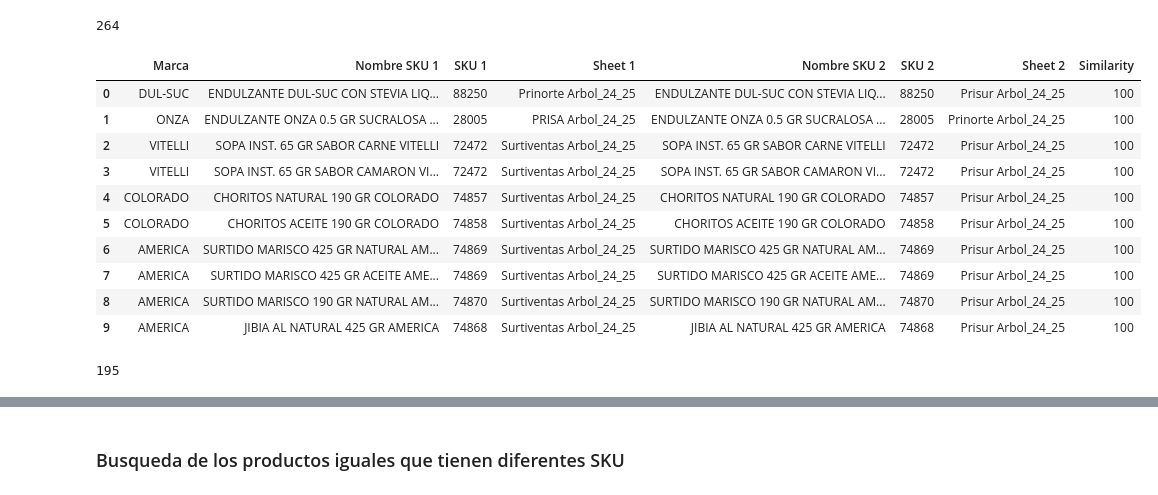
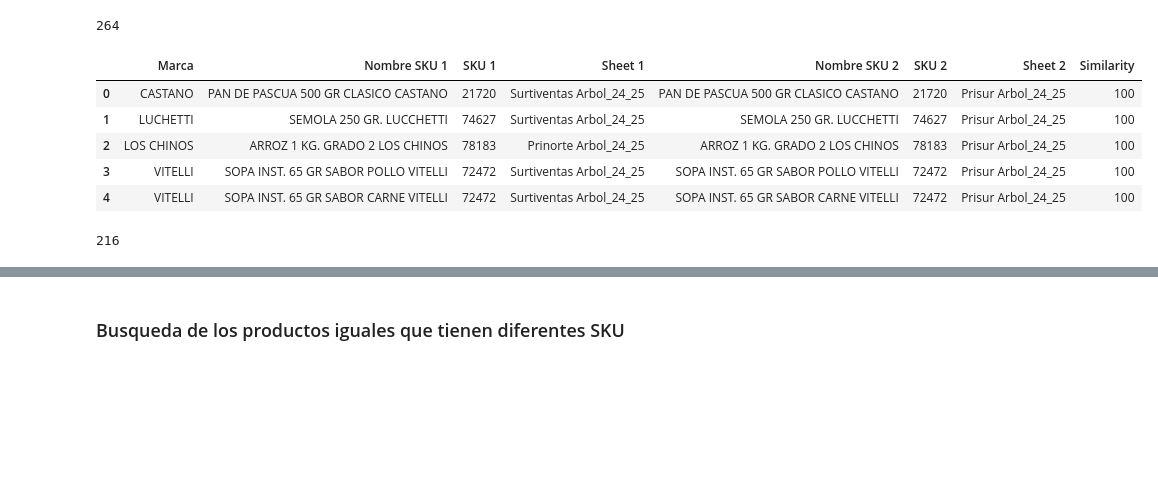
Before and after one commit to KabeliDev/prisa-eda, a Jupyter notebook: results.ipynb, the cells around one changed output, grey strips where cells are left out. Saved outputs shown, nothing was run; the diff lists cells and outputs as text; code cells hidden in the pictures; blank space fills up the shorter version.

```diff
--- a/results.ipynb
+++ b/results.ipynb
@@ -22,7 +22,7 @@ Numbre os samples in the dataset: 2381
 # %%
 data = load_all_sheets(excel_path)
 
-correct_products = find_similar_products(data, 90, different_sku=False)
+correct_products = find_similar_products(data, 88, different_sku=False)
 correct_products = correct_products.copy()
 correct_products = remove_flavor_variants(correct_products)
 columns_to_show = [col for col in correct_products.columns if col not in ['Numbers 1', 'Numbers 2']]
@@ -36,23 +36,18 @@ print(same_name_same_sku)
 # %% [output]
 264
 # %%
-exact_matches.head(10)
+exact_matches.head(5)
 # %% [output]
 |  | Marca | Nombre SKU 1 | SKU 1 | Sheet 1 | Nombre SKU 2 | SKU 2 | Sheet 2 | Similarity |
-| 0 | DUL-SUC | ENDULZANTE DUL-SUC CON STEVIA LIQ... | 88250 | Prinorte Arbol_24_25 | ENDULZANTE DUL-SUC CON STEVIA LIQ... | 88250 | Prisur Arbol_24_25 | 100 |
-| 1 | ONZA | ENDULZANTE ONZA 0.5 GR SUCRALOSA ... | 28005 | PRISA Arbol_24_25 | ENDULZANTE ONZA 0.5 GR SUCRALOSA ... | 28005 | Prinorte Arbol_24_25 | 100 |
-| 2 | VITELLI | SOPA INST. 65 GR SABOR CARNE VITELLI | 72472 | Surtiventas Arbol_24_25 | SOPA INST. 65 GR SABOR CARNE VITELLI | 72472 | Prisur Arbol_24_25 | 100 |
-| 3 | VITELLI | SOPA INST. 65 GR SABOR CAMARON VI... | 72472 | Surtiventas Arbol_24_25 | SOPA INST. 65 GR SABOR CAMARON VI... | 72472 | Prisur Arbol_24_25 | 100 |
-| 4 | COLORADO | CHORITOS NATURAL 190 GR COLORADO | 74857 | Surtiventas Arbol_24_25 | CHORITOS NATURAL 190 GR COLORADO | 74857 | Prisur Arbol_24_25 | 100 |
-| 5 | COLORADO | CHORITOS ACEITE 190 GR COLORADO | 74858 | Surtiventas Arbol_24_25 | CHORITOS ACEITE 190 GR COLORADO | 74858 | Prisur Arbol_24_25 | 100 |
-| 6 | AMERICA | SURTIDO MARISCO 425 GR NATURAL AM... | 74869 | Surtiventas Arbol_24_25 | SURTIDO MARISCO 425 GR NATURAL AM... | 74869 | Prisur Arbol_24_25 | 100 |
-| 7 | AMERICA | SURTIDO MARISCO 425 GR ACEITE AME... | 74869 | Surtiventas Arbol_24_25 | SURTIDO MARISCO 425 GR ACEITE AME... | 74869 | Prisur Arbol_24_25 | 100 |
-| 8 | AMERICA | SURTIDO MARISCO 190 GR NATURAL AM... | 74870 | Surtiventas Arbol_24_25 | SURTIDO MARISCO 190 GR NATURAL AM... | 74870 | Prisur Arbol_24_25 | 100 |
-| 9 | AMERICA | JIBIA AL NATURAL 425 GR AMERICA | 74868 | Surtiventas Arbol_24_25 | JIBIA AL NATURAL 425 GR AMERICA | 74868 | Prisur Arbol_24_25 | 100 |
+| 0 | CASTANO | PAN DE PASCUA 500 GR CLASICO CASTANO | 21720 | Surtiventas Arbol_24_25 | PAN DE PASCUA 500 GR CLASICO CASTANO | 21720 | Prisur Arbol_24_25 | 100 |
+| 1 | LUCHETTI | SEMOLA 250 GR. LUCCHETTI | 74627 | Surtiventas Arbol_24_25 | SEMOLA 250 GR. LUCCHETTI | 74627 | Prisur Arbol_24_25 | 100 |
+| 2 | LOS CHINOS | ARROZ 1 KG. GRADO 2 LOS CHINOS | 78183 | Prinorte Arbol_24_25 | ARROZ 1 KG. GRADO 2 LOS CHINOS | 78183 | Prisur Arbol_24_25 | 100 |
+| 3 | VITELLI | SOPA INST. 65 GR SABOR POLLO VITELLI | 72472 | Surtiventas Arbol_24_25 | SOPA INST. 65 GR SABOR POLLO VITELLI | 72472 | Prisur Arbol_24_25 | 100 |
+| 4 | VITELLI | SOPA INST. 65 GR SABOR CARNE VITELLI | 72472 | Surtiventas Arbol_24_25 | SOPA INST. 65 GR SABOR CARNE VITELLI | 72472 | Prisur Arbol_24_25 | 100 |
 # %%
 # Los productos que tienen nombres parecidos pero no iguales, SKU son iguales
 similar_name_same_sku = partial_matches.shape[0]
 print(similar_name_same_sku)
 # %% [output]
-195
+216
 # %%
```
Also changed, not shown: parts of 17 cells of this notebook, 3 other files.
